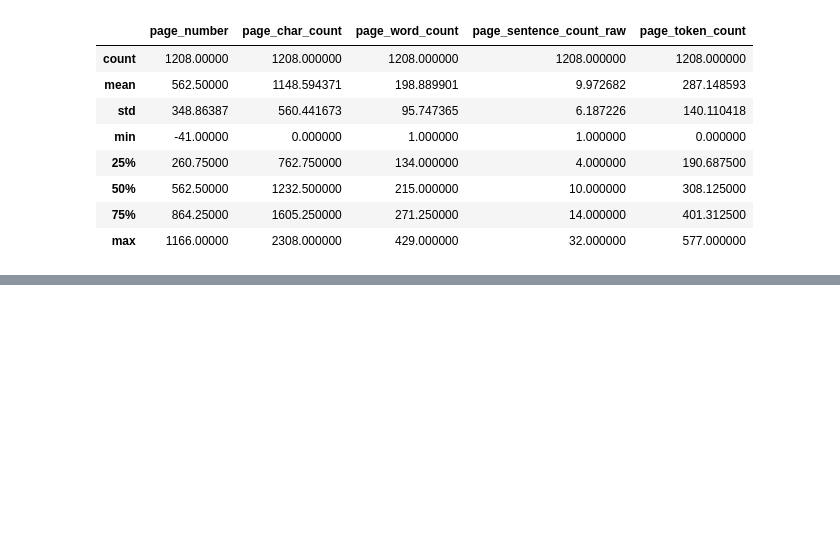
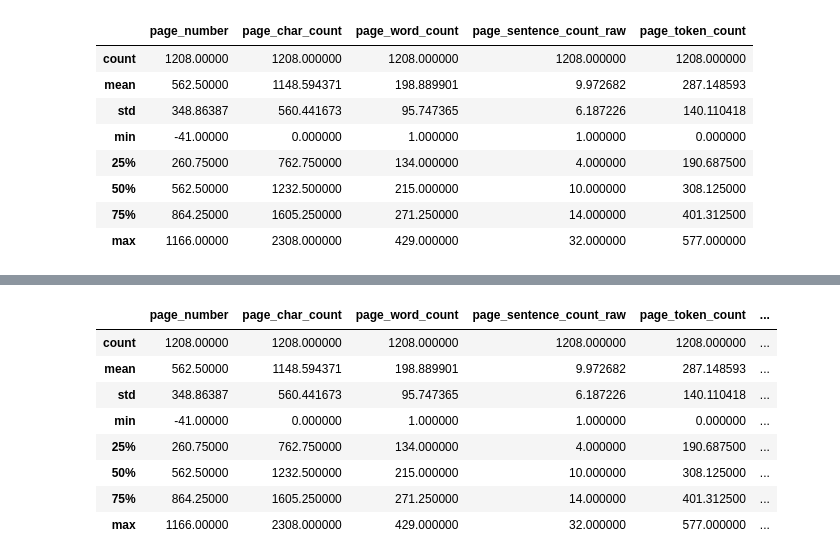
Before and after one commit to Gaurav-phatkare/Retrieval-Augmented-Generation_RAG, a Jupyter notebook: RAG_Fundamentals.ipynb, the cells around one changed output, grey strips where cells are left out. Saved outputs shown, nothing was run; the diff lists cells and outputs as text; code cells hidden in the pictures; blank space fills up the shorter version.

```diff
--- a/RAG_Fundamentals.ipynb
+++ b/RAG_Fundamentals.ipynb
@@ -171,0 +216,14 @@ df.describe()
+# %%
+df = pd.DataFrame(pages_and_texts)
+
+df.describe()
+# %% [output]
+|  | page_number | page_char_count | page_word_count | page_sentence_count_raw | page_token_count | ... |
+| count | 1208.00000 | 1208.000000 | 1208.000000 | 1208.000000 | 1208.000000 | ... |
+| mean | 562.50000 | 1148.594371 | 198.889901 | 9.972682 | 287.148593 | ... |
+| std | 348.86387 | 560.441673 | 95.747365 | 6.187226 | 140.110418 | ... |
+| min | -41.00000 | 0.000000 | 1.000000 | 1.000000 | 0.000000 | ... |
+| 25% | 260.75000 | 762.750000 | 134.000000 | 4.000000 | 190.687500 | ... |
+| 50% | 562.50000 | 1232.500000 | 215.000000 | 10.000000 | 308.125000 | ... |
+| 75% | 864.25000 | 1605.250000 | 271.250000 | 14.000000 | 401.312500 | ... |
+| max | 1166.00000 | 2308.000000 | 429.000000 | 32.000000 | 577.000000 | ... |
```
Also changed, not shown: parts of 19 cells of this notebook.
